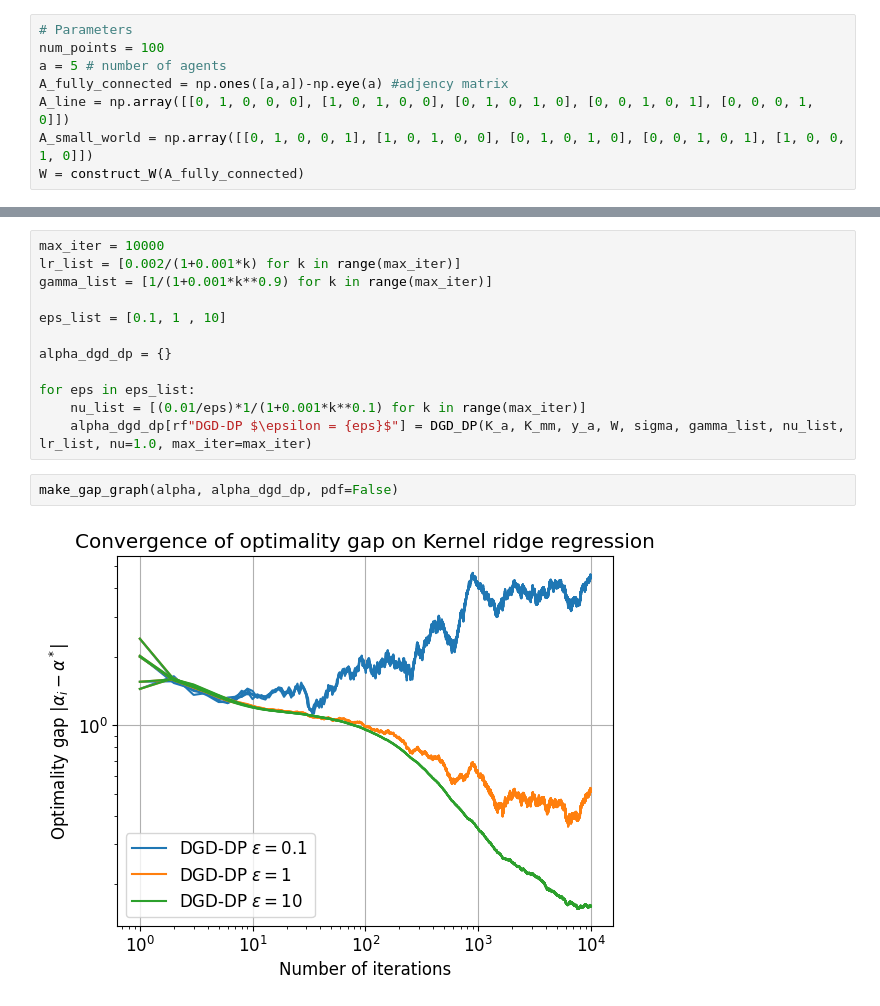
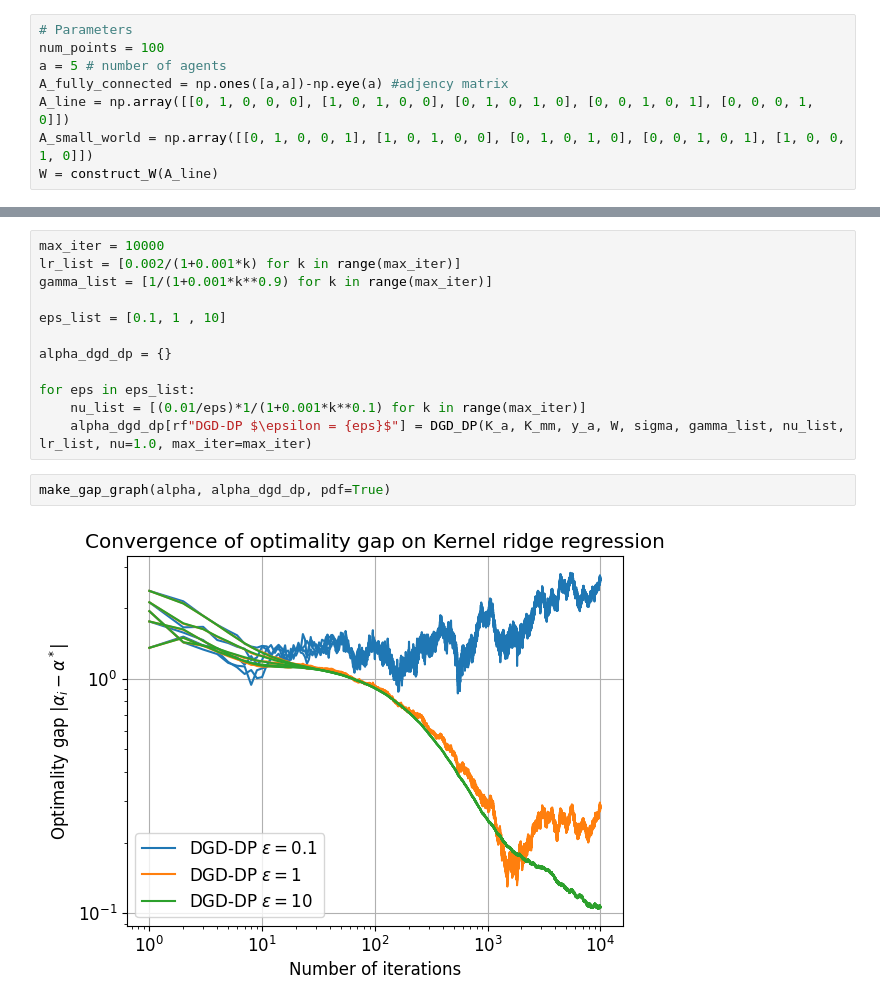
Before and after one commit to Loris-Manganelli/projet-cooperative-optimisation, a Jupyter notebook: Notebook.ipynb, the cells around one changed output, grey strips where cells are left out. Cells and saved outputs as stored; diff of their text form.

```diff
--- a/Notebook.ipynb
+++ b/Notebook.ipynb
@@ -26,7 +26,7 @@ a = 5 # number of agents
 A_fully_connected = np.ones([a,a])-np.eye(a) #adjency matrix
 A_line = np.array([[0, 1, 0, 0, 0], [1, 0, 1, 0, 0], [0, 1, 0, 1, 0], [0, 0, 1, 0, 1], [0, 0, 0, 1, 0]])
 A_small_world = np.array([[0, 1, 0, 0, 1], [1, 0, 1, 0, 0], [0, 1, 0, 1, 0], [0, 0, 1, 0, 1], [1, 0, 0, 1, 0]])
-W = construct_W(A_fully_connected)
+W = construct_W(A_line)
 # %%
 ## DATA PREPARATION
 x = x[:num_points]
@@ -201,6 +201,6 @@ for eps in eps_list:
     nu_list = [(0.01/eps)*1/(1+0.001*k**0.1) for k in range(max_iter)]
     alpha_dgd_dp[rf"DGD-DP $\epsilon = {eps}$"] = DGD_DP(K_a, K_mm, y_a, W, sigma, gamma_list, nu_list, lr_list, nu=1.0, max_iter=max_iter)
 # %%
-make_gap_graph(alpha, alpha_dgd_dp, pdf=False)
+make_gap_graph(alpha, alpha_dgd_dp, pdf=True)
 # %% [output]
-[figure, old version]
+[figure, new version]
```
Also changed, not shown: parts of 1 cell of this notebook, 3 other files.
